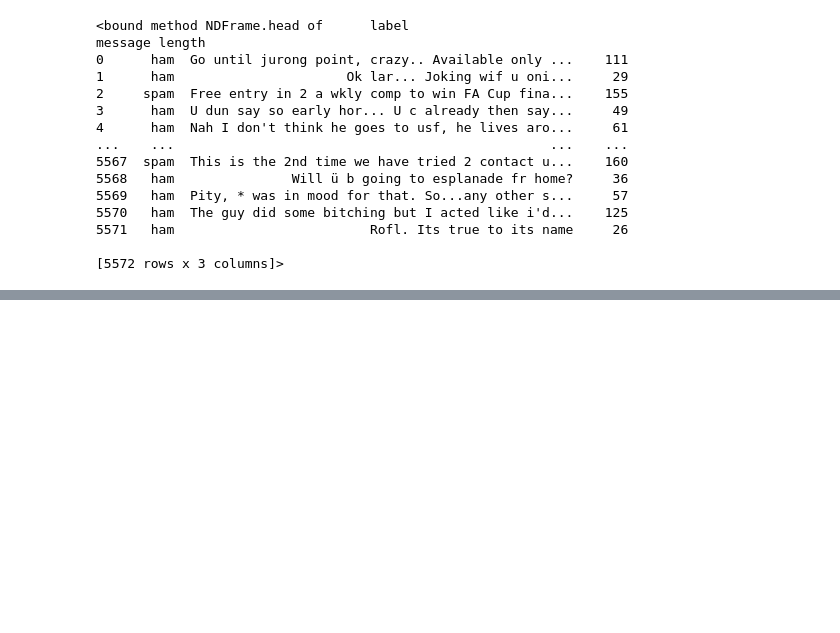
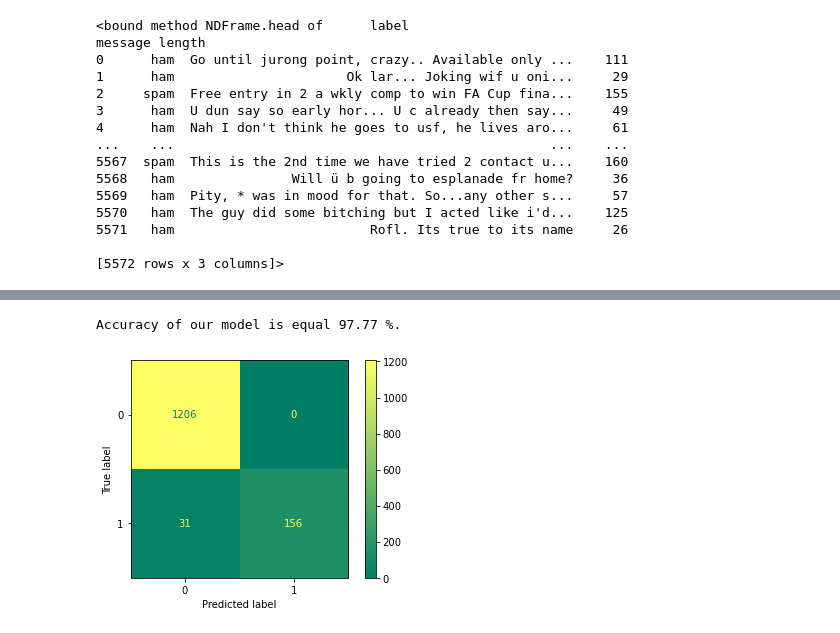
Before and after one commit to dataIA-2021/spamSA, a Jupyter notebook: Data observer.ipynb, the cells around one changed output, grey strips where cells are left out. Cells and saved outputs as stored; diff of their text form; code cells hidden in the pictures; blank space fills up the shorter version.

```diff
--- a/Data observer.ipynb
+++ b/Data observer.ipynb
@@ -325,0 +307,6 @@ Accuracy of our model is equal 95.55 %.
+# %%
+from sklearn.preprocessing import LabelEncoder
+label_encod = LabelEncoder()
+dfe =label_encod.fit_transform(df['label'])
+y = dfe
+X =df[['length','free','phone','prize','give','devise']]
@@ -325,0 +328,7 @@ Accuracy of our model is equal 95.55 %.
+# %%
+from sklearn.linear_model import LogisticRegression
+lr=LogisticRegression(max_iter=10000)
+classifiertest(lr, X, y)
+# %% [output]
+Accuracy of our model is equal 97.77 %.
+[figure, added]
```
Also changed, not shown: parts of 15 cells of this notebook.
